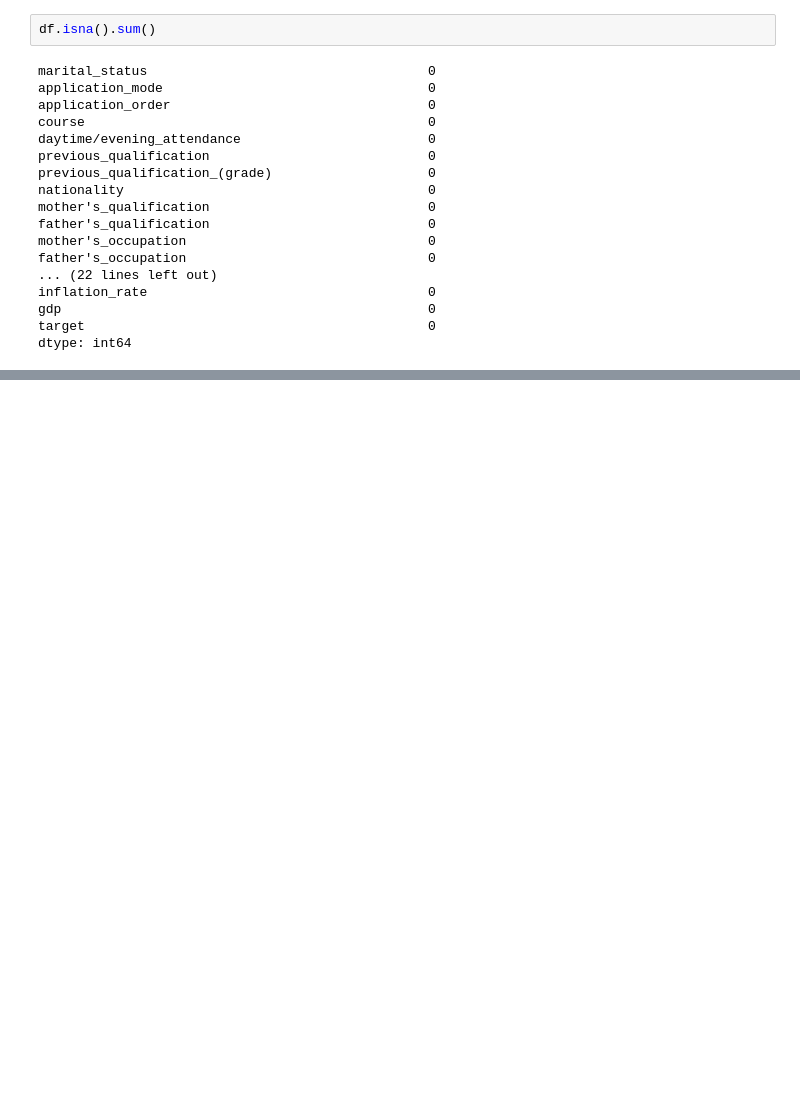
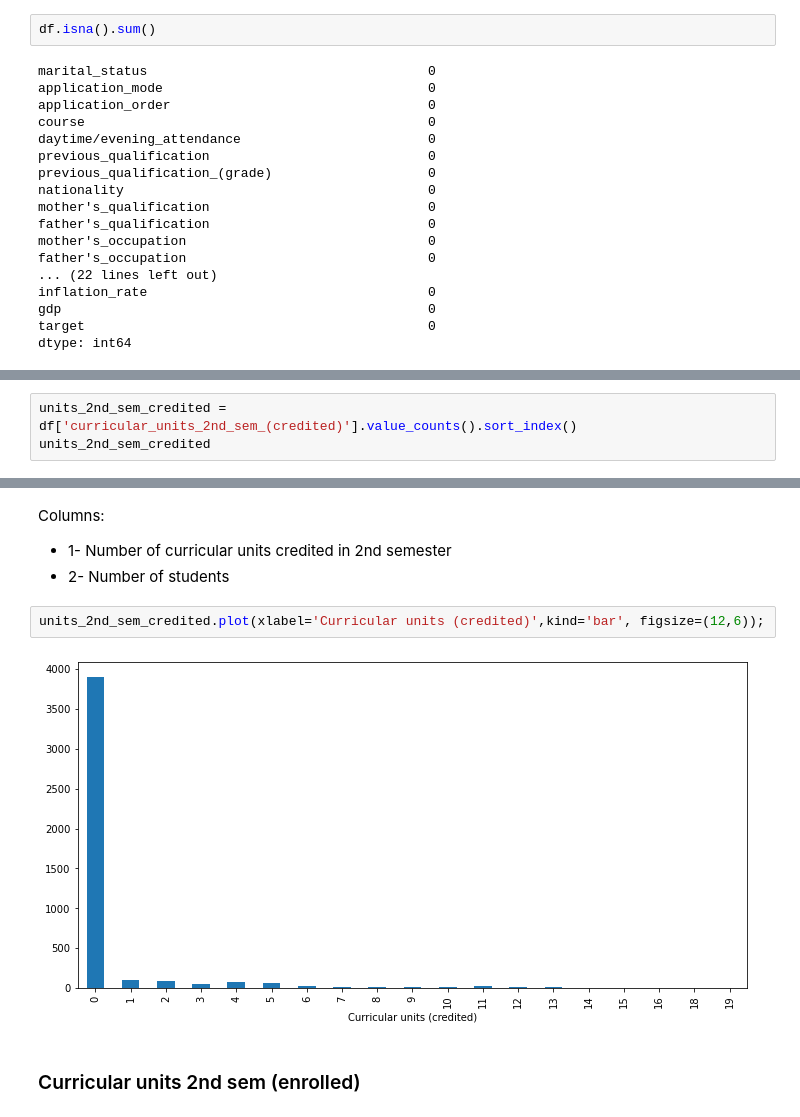
Before and after one commit to AndreJacobsPy/ai-academy-capstone, a Jupyter notebook: exploration.ipynb, the cells around one changed output, grey strips where cells are left out. Saved outputs shown, nothing was run; the diff lists cells and outputs as text; blank space fills up the shorter version.

Commit message:
finished columns units 2nd sem - GDP (29 to 37)

```diff
--- a/exploration.ipynb
+++ b/exploration.ipynb
@@ -662,0 +665,3 @@ dtype: int64
+# %%
+units_2nd_sem_credited = df['curricular_units_2nd_sem_(credited)'].value_counts().sort_index()
+units_2nd_sem_credited
@@ -662,0 +689,10 @@ dtype: int64
+# %% [markdown]
+Columns:
+- 1- Number of curricular units credited in 2nd semester
+- 2- Number of students
+# %%
+units_2nd_sem_credited.plot(xlabel='Curricular units (credited)',kind='bar', figsize=(12,6));
+# %% [output]
+[figure, added]
+# %% [markdown]
+### Curricular units 2nd sem (enrolled)
```
Also changed, not shown: parts of 54 cells of this notebook.
